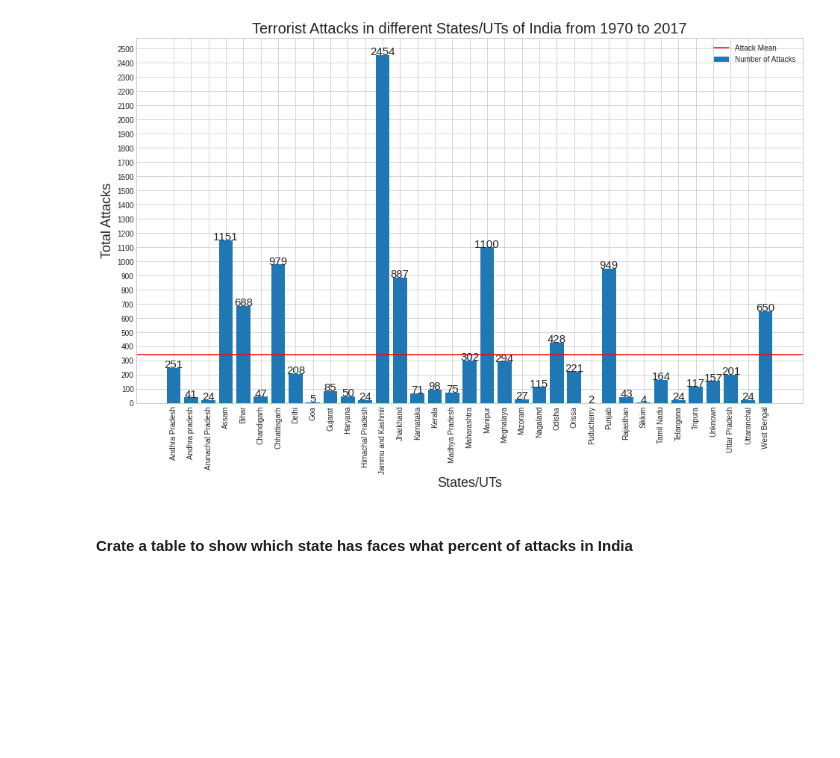
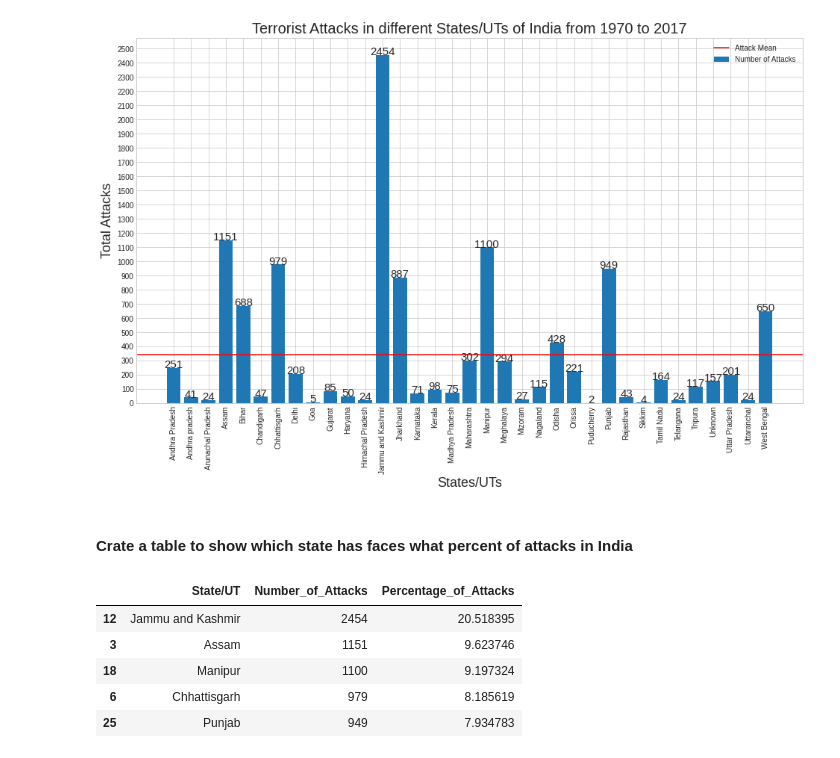
Before and after one commit to chvikas/global-terrorism-analysis, a Jupyter notebook: Global_Terrorism_Analysis_Capstone_Project.ipynb, the cells around one changed output. Drawn from its saved outputs; the diff is of its cells as text; code cells hidden in the pictures; blank space fills up the shorter version.

```diff
--- a/Global_Terrorism_Analysis_Capstone_Project.ipynb
+++ b/Global_Terrorism_Analysis_Capstone_Project.ipynb
@@ -1360,3 +1359,25 @@ if __name__ == '__main__':
 [figure]
 # %% [markdown]
 #### Crate a table to show which state has faces what percent of attacks in India
+# %%
+#Creating a series of percentage of attacks happend in every state
+indStates_attack_percent = indStates_attack.apply(lambda x: (x*100/sum(indStates_attack)))
+# %%
+# Renaming the required sereis
+indStates_attack.rename(index='Number_of_Attacks', inplace=True)
+indStates_attack_percent.rename(index='Percentage_of_Attacks', inplace=True)
+# %%
+indStates_attack_df = pd.concat([indStates_attack,indStates_attack_percent], axis=1)
+indStates_attack_df.reset_index(inplace=True)
+indStates_attack_df.rename(columns={'index':'State/UT'},inplace=True)
+indStates_attack_df.sort_values(by='Percentage_of_Attacks', ascending=False,inplace=True)
+# %%
+#Printing Top 5 states which are facing higher number of terrorist attacks
+indStates_attack_df.head()
+# %% [output]
+|  | State/UT | Number_of_Attacks | Percentage_of_Attacks |
+| 12 | Jammu and Kashmir | 2454 | 20.518395 |
+| 3 | Assam | 1151 | 9.623746 |
+| 18 | Manipur | 1100 | 9.197324 |
+| 6 | Chhattisgarh | 979 | 8.185619 |
+| 25 | Punjab | 949 | 7.934783 |
```
Also changed, not shown: parts of 16 cells of this notebook.
